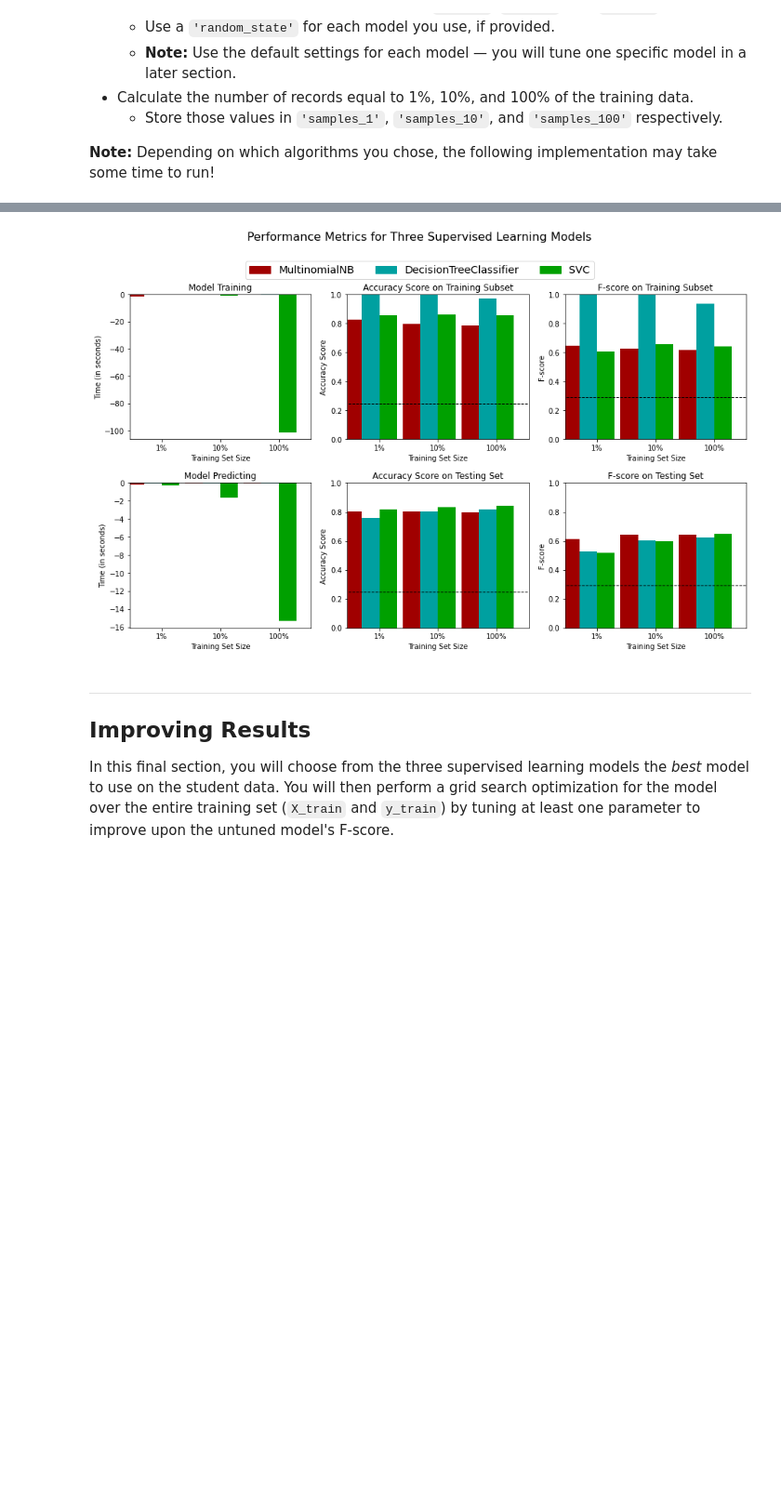
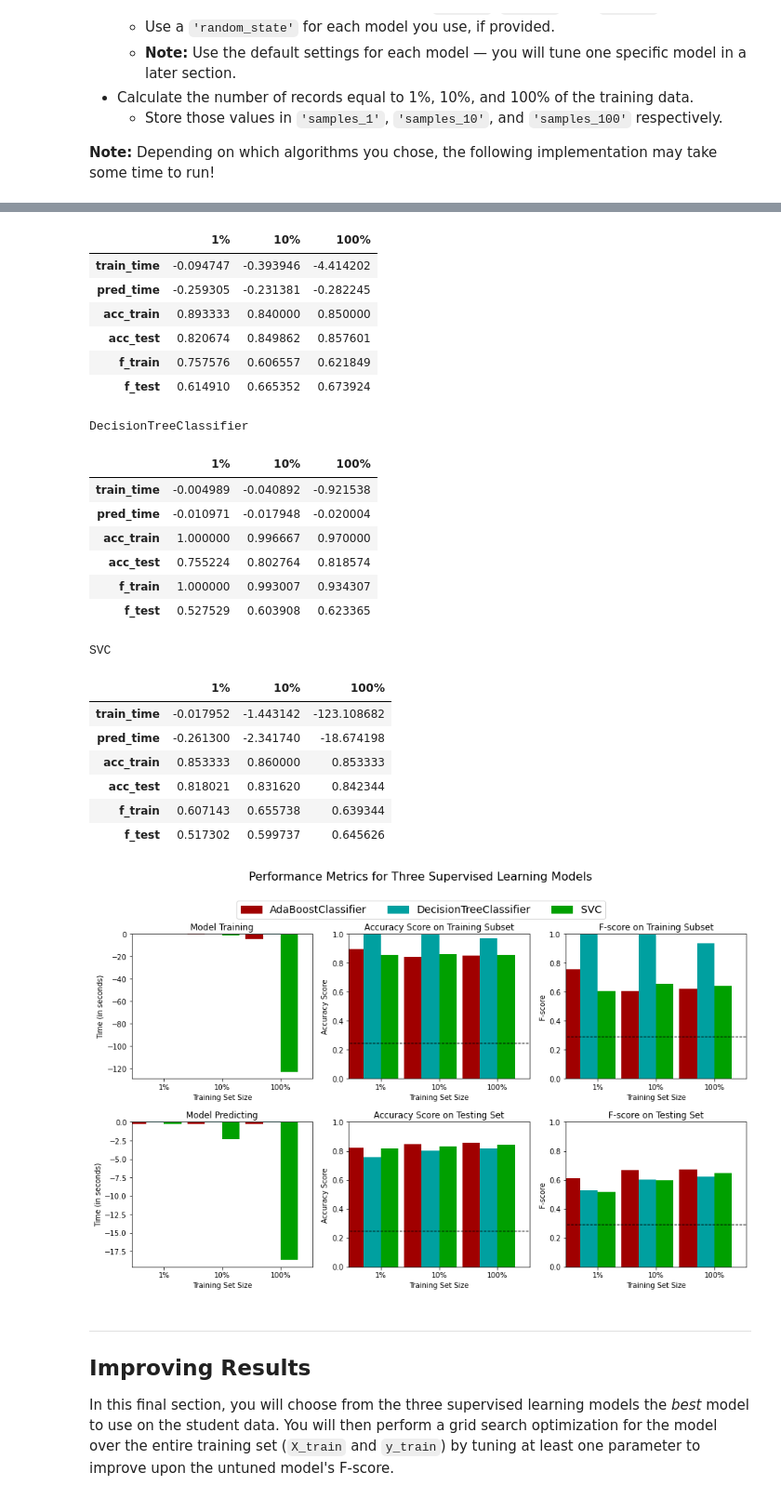
Before and after one commit to Suhaila-Ehab/Finding-Donors, a Jupyter notebook: finding_donors.ipynb, the cells around one changed output, grey strips where cells are left out. Shown at 93% size. Drawn from its saved outputs; the diff is of its cells as text; code cells hidden in the pictures; blank space fills up the shorter version.

```diff
--- a/finding_donors.ipynb
+++ b/finding_donors.ipynb
@@ -402,11 +397,11 @@ In the code cell, you will need to implement the following:
 **Note:** Depending on which algorithms you chose, the following implementation may take some time to run!
 # %%
 # TODO: Import the three supervised learning models from sklearn
-from sklearn.naive_bayes import MultinomialNB
+from sklearn.ensemble import AdaBoostClassifier
 from sklearn.tree import DecisionTreeClassifier
 from sklearn.svm import SVC
 # TODO: Initialize the three models
-clf_A = MultinomialNB()
+clf_A = AdaBoostClassifier(random_state=42)
 clf_B = DecisionTreeClassifier(random_state=42)
 clf_C = SVC(random_state=42)
 
@@ -427,6 +422,12 @@ for clf in [clf_A, clf_B, clf_C]:
         results[clf_name][i] = \
         train_predict(clf, samples, X_train, y_train, X_test, y_test)
 
+# Print out values in visualizations
+for i in results.items():
+    print( i[0])
+    display(pd.DataFrame(i[1]).rename(columns={0:'1%',1:'10%',2:'100%'}))
+
 # Run metrics visualization for the three supervised learning models chosen
+
 vs.evaluate(results, accuracy, fscore)
 # %% [output]
@@ -442,4 +444,27 @@ SVC trained on 36177 samples.
+|  | 1% | 10% | 100% |
+| train_time | -0.094747 | -0.393946 | -4.414202 |
+| pred_time | -0.259305 | -0.231381 | -0.282245 |
+| acc_train | 0.893333 | 0.840000 | 0.850000 |
+| acc_test | 0.820674 | 0.849862 | 0.857601 |
+| f_train | 0.757576 | 0.606557 | 0.621849 |
+| f_test | 0.614910 | 0.665352 | 0.673924 |
+DecisionTreeClassifier
+|  | 1% | 10% | 100% |
+| train_time | -0.004989 | -0.040892 | -0.921538 |
+| pred_time | -0.010971 | -0.017948 | -0.020004 |
+| acc_train | 1.000000 | 0.996667 | 0.970000 |
+| acc_test | 0.755224 | 0.802764 | 0.818574 |
+| f_train | 1.000000 | 0.993007 | 0.934307 |
+| f_test | 0.527529 | 0.603908 | 0.623365 |
+SVC
+|  | 1% | 10% | 100% |
+| train_time | -0.017952 | -1.443142 | -123.108682 |
+| pred_time | -0.261300 | -2.341740 | -18.674198 |
+| acc_train | 0.853333 | 0.860000 | 0.853333 |
+| acc_test | 0.818021 | 0.831620 | 0.842344 |
+| f_train | 0.607143 | 0.655738 | 0.639344 |
+| f_test | 0.517302 | 0.599737 | 0.645626 |
-[figure, old version]
+[figure, new version]
 # %% [markdown]
 ----
 ## Improving Results
```
Also changed, not shown: parts of 13 cells of this notebook, 1 other file.
